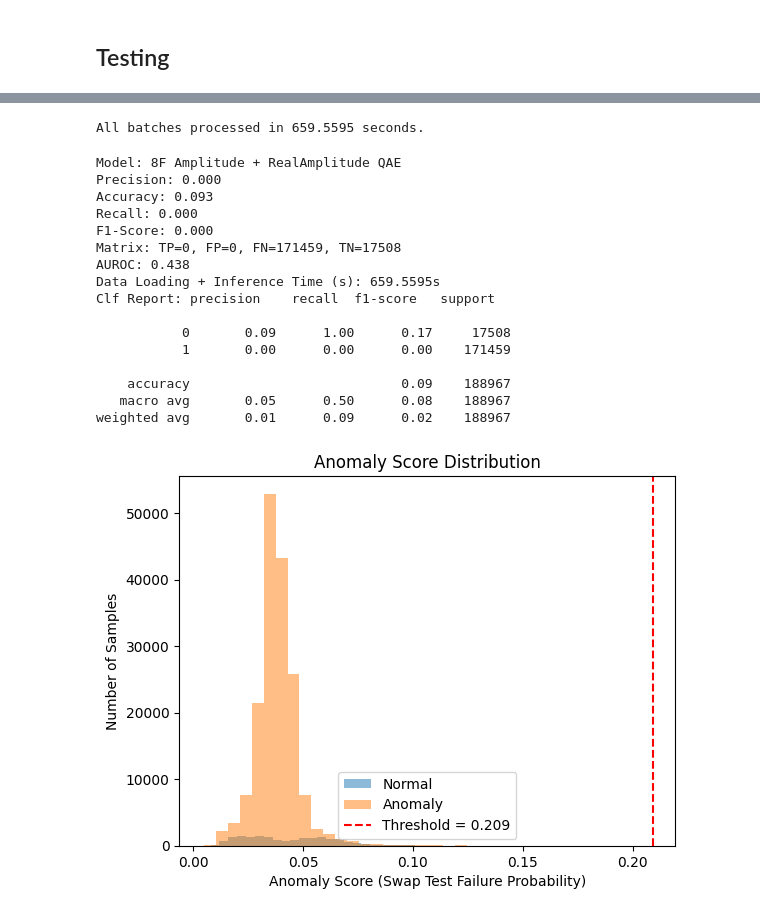
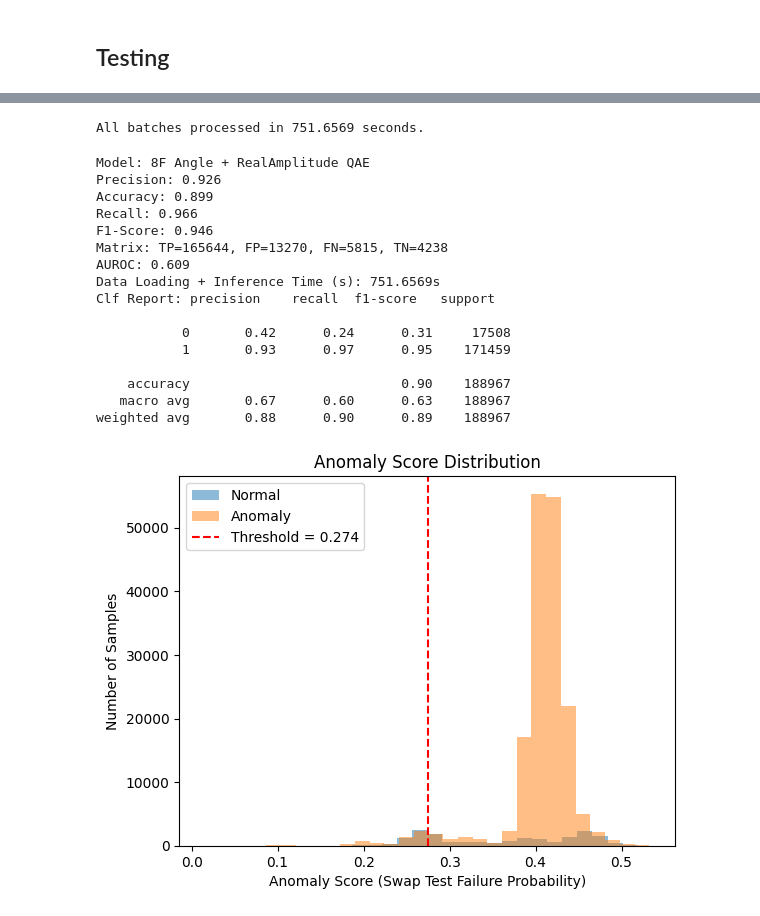
Before and after one commit to RohanSenthil/QAE_BETH_Anomaly, a Jupyter notebook: qae.ipynb, the cells around one changed output, grey strips where cells are left out. Saved outputs shown, nothing was run; the diff lists cells and outputs as text; code cells hidden in the pictures.

Commit message:
10k models

```diff
--- a/qae.ipynb
+++ b/qae.ipynb
@@ -318,7 +318,7 @@ def cost_function(params, data_subset, qnn, encoding_fn):
     return avg_cost
 # %%
 # Use small subset for training speed
-subset_size = 1000
+subset_size = 10000
 subset_indices = np.random.choice(len(scaled_normal_training_data), size=subset_size, replace=False)
 training_subset = scaled_normal_training_data[subset_indices]
 
@@ -339,7 +339,7 @@ trained_params = result.x
 from qiskit.qpy import dump
 import os
 
-model_name = "8f_qae_amplitude_ra_shot"
+model_name = "8f_qae_angle_ra_10k"
 os.mkdir(model_name)
 
 with open(f"{model_name}/ae.qpy", "wb") as f:
@@ -347,6 +347,12 @@ with open(f"{model_name}/ae.qpy", "wb") as f:
 
 np.save(f"{model_name}/weight_param_names", [p.name for p in ae.parameters])
 np.save(f"{model_name}/trained_parameters", trained_params)
+
+# from qiskit.qpy import load
+
+# model_name = "8f_qae_amplitude_ra_shot"
+
+# trained_params = np.load(f"trained_parameters.npy")
 # %% [markdown]
 ## Testing
 # %%
@@ -428,7 +434,7 @@ train_scores, train_time = compute_anomaly_scores(
     qnn,
     training_subset,
     trained_params,
-    encoding_fn=amplitude_encoding,
+    encoding_fn=angle_encoding,
     batch_size=64
 )
 
@@ -498,52 +504,52 @@ scores, elapsed_time = compute_anomaly_scores(
     qnn,
     scaled_testing_data,
     trained_params,
-    encoding_fn=amplitude_encoding,
+    encoding_fn=angle_encoding,
     batch_size=64
 )
 # %% [output]
-All batches processed in 659.5595 seconds.
+All batches processed in 751.6569 seconds.
 # %%
 y_pred = (scores > threshold).astype(int)
 y_true = np.array(testing_labels).astype(int)[:len(scores)]
 
 metrics = evaluate_model(
     y_true=y_true,
     y_pred=y_pred,
     scores=scores,
     time=elapsed_time,
     threshold=threshold,  # same threshold used in predict
-    model_name="8F Amplitude + RealAmplitude QAE"
+    model_name="8F Angle + RealAmplitude QAE"
 )
 
 # Print clean table row for your notes
 for k, v in metrics.items():
     print(f"{k}: {v}")
 
 # --- Histogram of scores ---
 plt.hist(scores[y_true == 0], bins=30, alpha=0.5, label='Normal')
 plt.hist(scores[y_true == 1], bins=30, alpha=0.5, label='Anomaly')
 plt.axvline(threshold, color='red', linestyle='--', label=f"Threshold = {threshold:.3f}")
 plt.xlabel("Anomaly Score (Swap Test Failure Probability)")
 plt.ylabel("Number of Samples")
 plt.title("Anomaly Score Distribution")
 plt.legend()
 plt.show()
 # %% [output]
-Model: 8F Amplitude + RealAmplitude QAE
-Precision: 0.000
-Accuracy: 0.093
-Recall: 0.000
-F1-Score: 0.000
-Matrix: TP=0, FP=0, FN=171459, TN=17508
-AUROC: 0.438
-Data Loading + Inference Time (s): 659.5595s
+Model: 8F Angle + RealAmplitude QAE
+Precision: 0.926
+Accuracy: 0.899
+Recall: 0.966
+F1-Score: 0.946
+Matrix: TP=165644, FP=13270, FN=5815, TN=4238
+AUROC: 0.609
+Data Loading + Inference Time (s): 751.6569s
 Clf Report: precision    recall  f1-score   support
 
-           0       0.09      1.00      0.17     17508
-           1       0.00      0.00      0.00    171459
+           0       0.42      0.24      0.31     17508
+           1       0.93      0.97      0.95    171459
 
-    accuracy                           0.09    188967
-   macro avg       0.05      0.50      0.08    188967
-weighted avg       0.01      0.09      0.02    188967
+    accuracy                           0.90    188967
+   macro avg       0.67      0.60      0.63    188967
+weighted avg       0.88      0.90      0.89    188967
-[figure, old version]
+[figure, new version]
```
Also changed, not shown: parts of 5 cells of this notebook, 9 other files.
